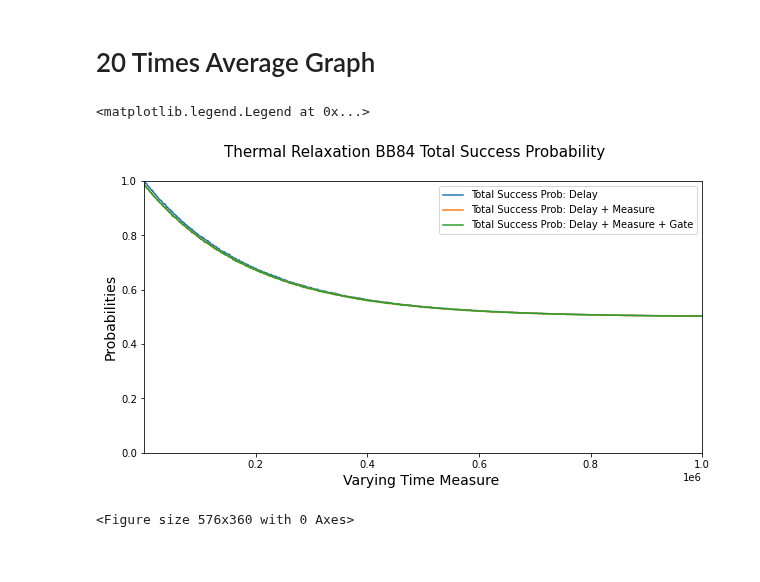
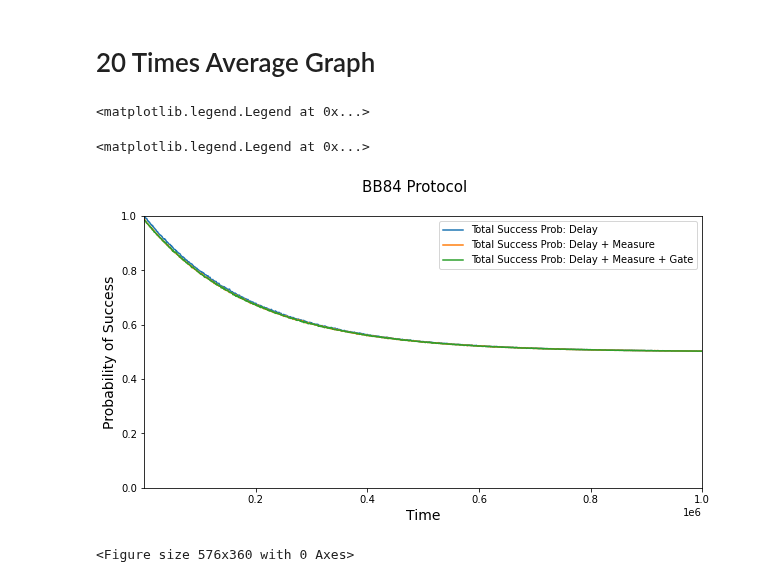
Before and after one commit to bishwajitprasadgond/Amplitude-damping-error-on-Quantum-Key-Distribution-Protocols-Effect-and-A-Probable-Bypass, a Jupyter notebook: BB84/BB84 20 time Avg Graph.ipynb, the cells around one changed output. Drawn from its saved outputs; the diff is of its cells as text; code cells hidden in the pictures.

```diff
--- a/BB84/BB84 20 time Avg Graph.ipynb
+++ b/BB84/BB84 20 time Avg Graph.ipynb
@@ -15,17 +15,49 @@ delay = np.arange(0,1001000,1000)
 import matplotlib.pyplot as plt
 from matplotlib.ticker import (AutoMinorLocator, MultipleLocator)
 fig, ax = plt.subplots(figsize=(10, 5))
-fig.suptitle('Thermal Relaxation BB84 Total Success Probability',fontsize=15)
-ax.set_xlim(10, 1000000)
-ax.set_ylim(0,1)
-plt.ylabel('Probabilities',fontsize=14)
-plt.xlabel('Varying Time Measure ',fontsize=14)
+fig.suptitle('BB84 Protocol',fontsize=15)
+ax.set_xlim(10, 10000)
+ax.set_ylim(0.8,1)
+plt.ylabel('Probability of Success',fontsize=14)
+plt.xlabel('Time(Micro Sec)',fontsize=14)
 fig = plt.figure(figsize=(8,5))
 ax.plot(delay,success,label = "Total Success Prob: Delay ")
 ax.plot(delay,success1,label = "Total Success Prob: Delay + Measure ")
 ax.plot(delay,success2,label = "Total Success Prob: Delay + Measure + Gate")
 ax.legend()
+
+%config InlineBackend.print_figure_kwargs={'facecolor' : "w"}
+import matplotlib.pyplot as plt
+from matplotlib.ticker import (AutoMinorLocator, MultipleLocator)
+fig, ax = plt.subplots(figsize=(10, 5))
+fig.suptitle('BB84 Protocol',fontsize=15)
+ax.set_xlim(10, 10000)
+ax.set_ylim(0.8,1)
+plt.ylabel('Probability of Success',fontsize=14)
+plt.xlabel('Time(Micro Sec)',fontsize=14)
+fig = plt.figure(figsize=(8,5))
+ax.plot(delay,success,'ro-',label = "|00>+|11>'s Delay")
+ax.plot(delay,success1,'bo-',label = "|00>+|11>'s Delay+Measure")
+ax.plot(delay,success2,'go-',label = "|00>+|11>'s Delay+Measure+Gate")
+ax.legend()
 # %% [output]
 <matplotlib.legend.Legend at 0x...>
-[figure, removed]
-<Figure size 576x360 with 0 Axes>
+# %%
+%config InlineBackend.print_figure_kwargs={'facecolor' : "w"}
+import matplotlib.pyplot as plt
+from matplotlib.ticker import (AutoMinorLocator, MultipleLocator)
+fig, ax = plt.subplots(figsize=(10, 5))
+fig.suptitle('BB84 Protocol',fontsize=15)
+ax.set_xlim(10, 1000000)
+ax.set_ylim(0,1)
+plt.ylabel('Probability of Success',fontsize=14)
+plt.xlabel('Time',fontsize=14)
+fig = plt.figure(figsize=(8,5))
+ax.plot(delay,success,label = "Total Success Prob: Delay ")
+ax.plot(delay,success1,label = "Total Success Prob: Delay + Measure ")
+ax.plot(delay,success2,label = "Total Success Prob: Delay + Measure + Gate")
+ax.legend()
+# %% [output]
+<matplotlib.legend.Legend at 0x...>
+[figure, added]
+<Figure size 576x360 with 0 Axes>
```
